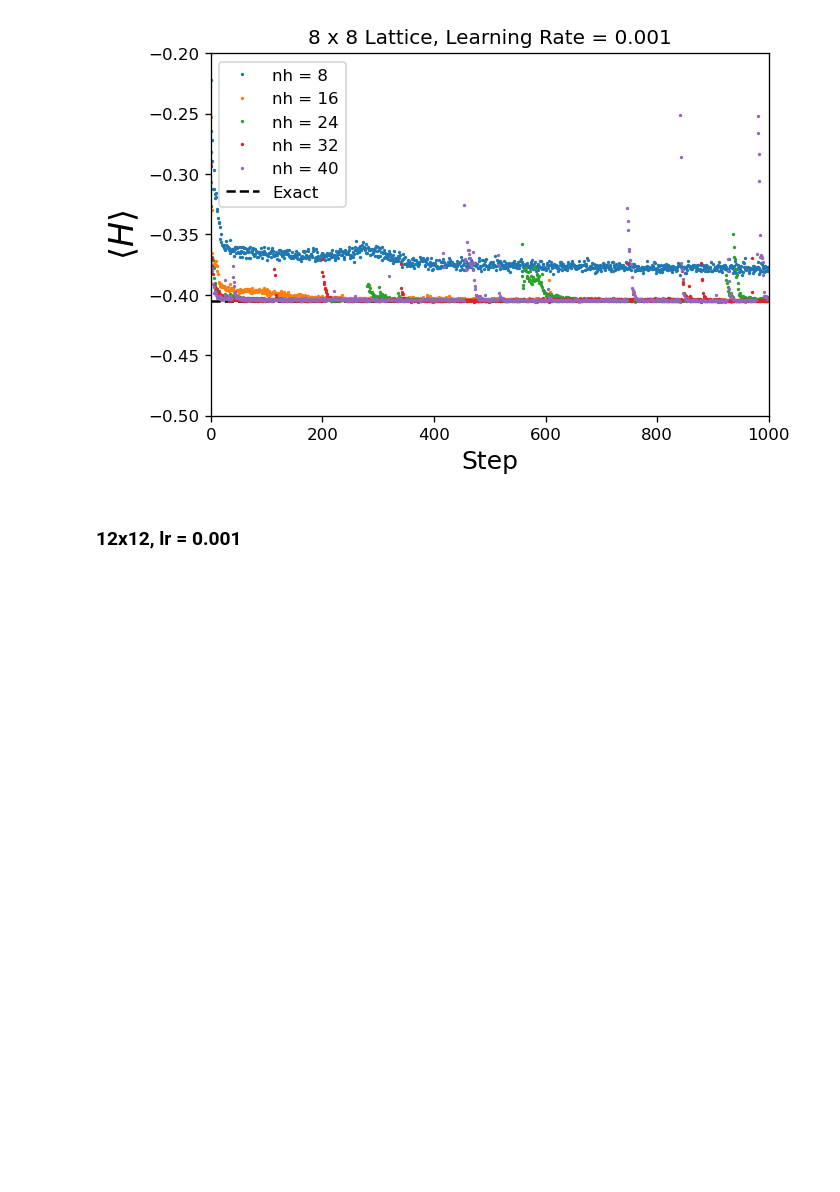
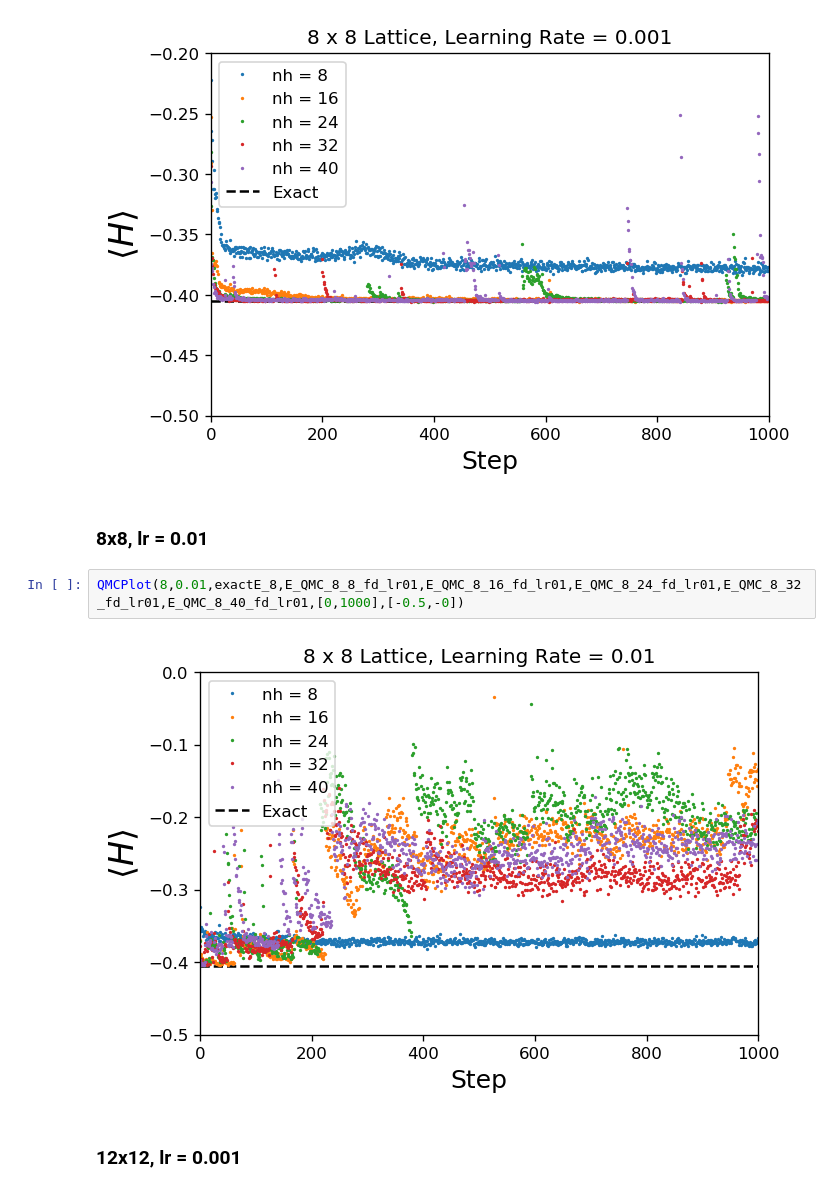
Before and after one commit to MelkoCollective/NeuralNetworks-for-Quantum, a Jupyter notebook: src_qmc_vmc/QMC Training w full dataset.ipynb, the cells around one changed output. Saved outputs shown, nothing was run; the diff lists cells and outputs as text; blank space fills up the shorter version.

```diff
--- a/src_qmc_vmc/QMC Training w full dataset.ipynb
+++ b/src_qmc_vmc/QMC Training w full dataset.ipynb
@@ -73,6 +107,12 @@ QMCPlot(4,0.001,exactE_4,E_QMC_4_8_fd,E_QMC_4_16_fd,E_QMC_4_24_fd,E_QMC_4_32_fd,
 QMCPlot(8,0.001,exactE_8,E_QMC_8_8_fd,E_QMC_8_16_fd,E_QMC_8_24_fd,E_QMC_8_32_fd,E_QMC_8_40_fd,[0,1000],[-0.5,-0.2])
 # %% [output]
 [figure]
+# %% [markdown]
+### 8x8, lr = 0.01
+# %%
+QMCPlot(8,0.01,exactE_8,E_QMC_8_8_fd_lr01,E_QMC_8_16_fd_lr01,E_QMC_8_24_fd_lr01,E_QMC_8_32_fd_lr01,E_QMC_8_40_fd_lr01,[0,1000],[-0.5,-0])
+# %% [output]
+[figure, added]
 # %% [markdown]
 ### 12x12, lr = 0.001
 # %%
```
Also changed, not shown: parts of 9 cells of this notebook, 1 other file.
